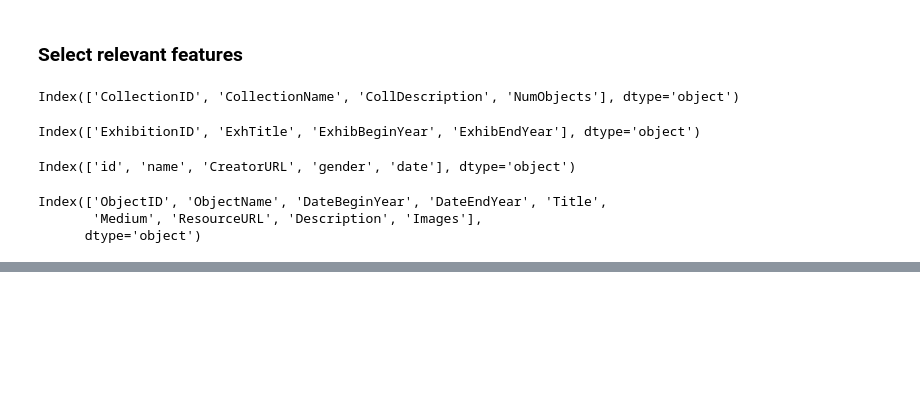
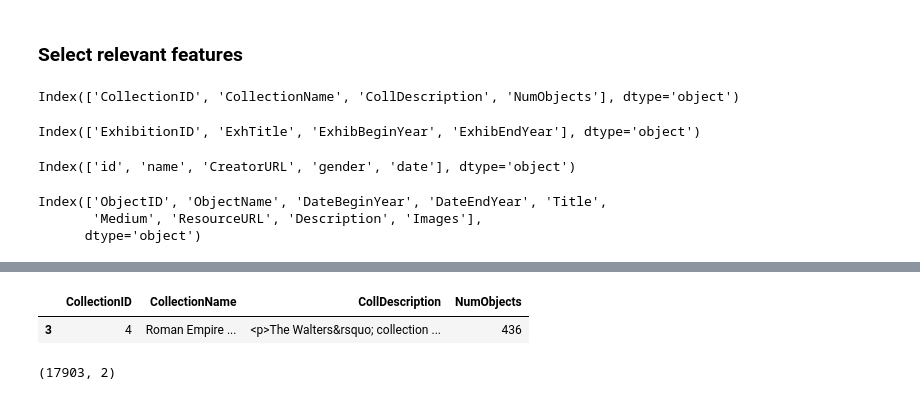
Before and after one commit to elkoko22/Algorithm-Design-on-the-Walters-Art-Museum, a Jupyter notebook: datapreprocessing.ipynb, the cells around one changed output, grey strips where cells are left out. Cells and saved outputs as stored; diff of their text form; code cells hidden in the pictures; blank space fills up the shorter version.

```diff
--- a/datapreprocessing.ipynb
+++ b/datapreprocessing.ipynb
@@ -89,0 +167,11 @@ Index(['ObjectID', 'ObjectName', 'DateBeginYear', 'DateEndYear', 'Title',
+# %%
+# It is not clear which collection the artwork belongs to because it is referenced by an undefined abbreviation and number of objects
+museum_collection.loc[museum_collection.NumObjects == 436]
+# %% [output]
+|  | CollectionID | CollectionName | CollDescription | NumObjects |
+| 3 | 4 | Roman Empire ... | <p>The Walters&rsquo; collection ... | 436 |
+# %%
+museum_artwork_collection = museum_artwork_collection.dropna()
+museum_artwork_collection.shape
+# %% [output]
+(17903, 2)
```
Also changed, not shown: parts of 10 cells of this notebook.
